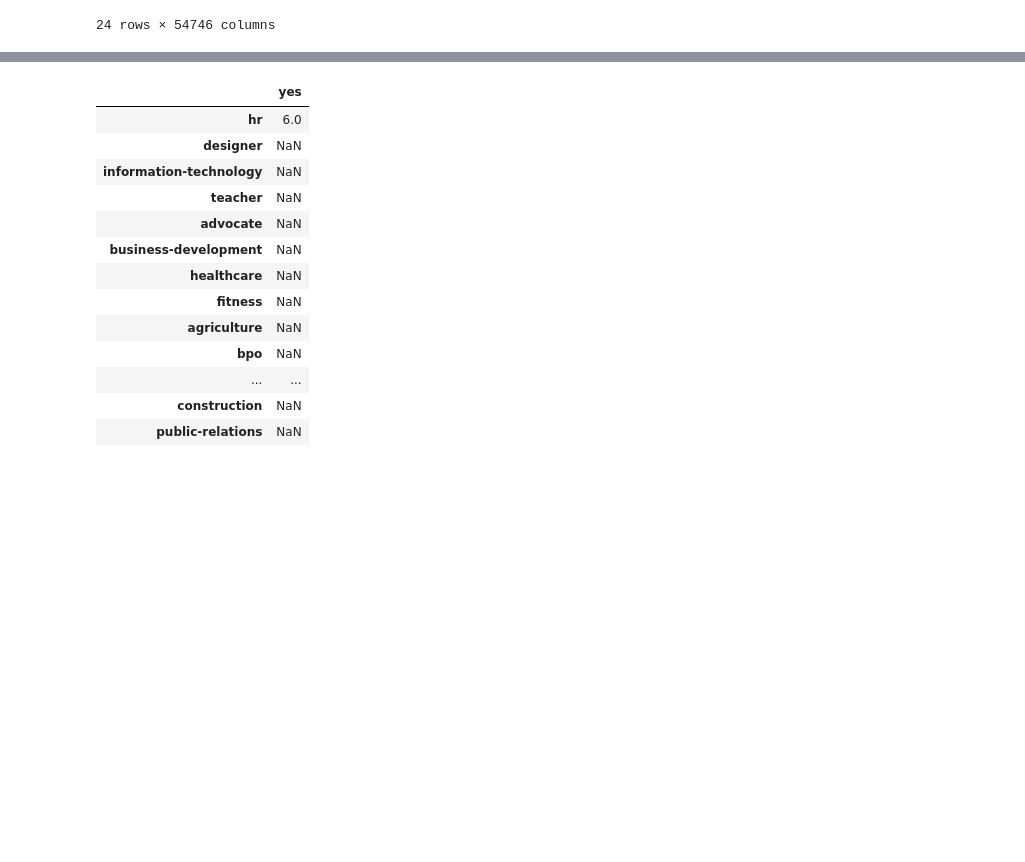
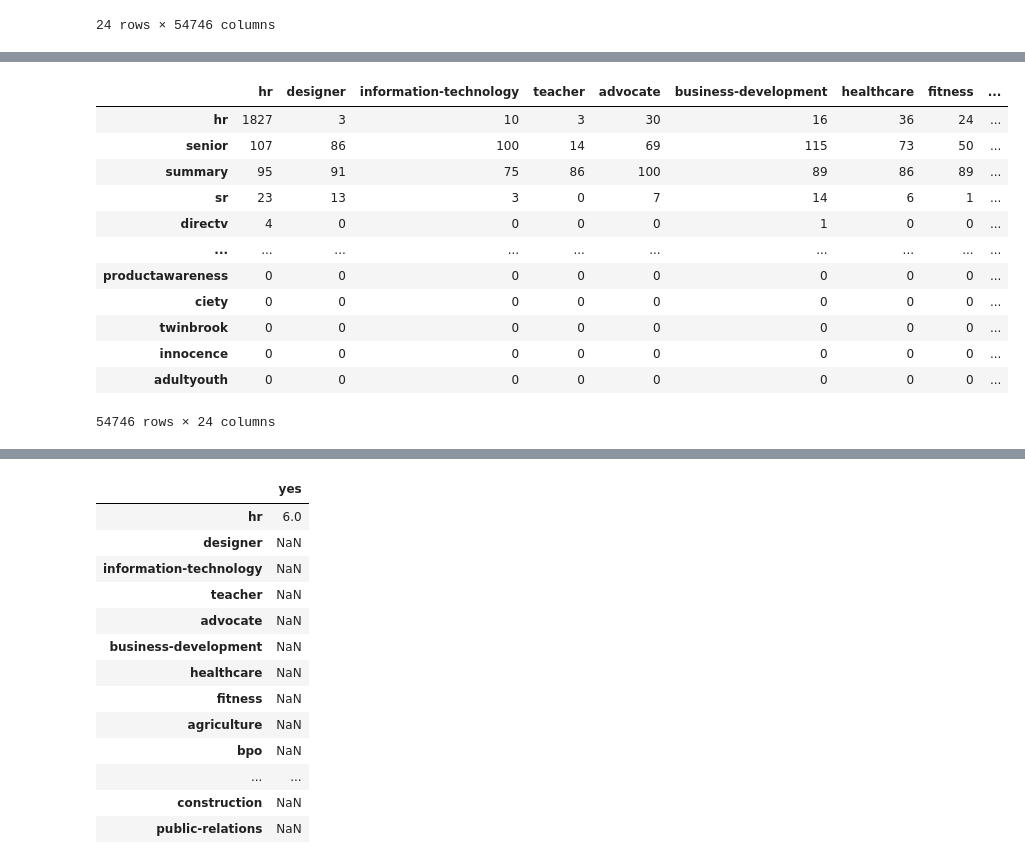
Before and after one commit to HebaAliNassif/AI_Powered_Interviewer_System, a Jupyter notebook: Resume/Low Level/Preprocessing.ipynb, the cells around one changed output, grey strips where cells are left out. Cells and saved outputs as stored; diff of their text form; code cells hidden in the pictures; blank space fills up the shorter version.

```diff
--- a/Resume/Low Level/Preprocessing.ipynb
+++ b/Resume/Low Level/Preprocessing.ipynb
@@ -344,3 +344,6 @@ TF_cat
 | arts | 30 | 31 | 75 | 1 | 0 | 100 | 18 | 43 | 3 | 50 | ... |
 | aviation | 6 | 63 | 97 | 1 | 0 | 61 | 8 | 49 | 4 | 71 | ... |
 24 rows × 54746 columns
+# %%
+TF_final_df = TF_cat.T
+TF_final_df.head(10)
@@ -346,0 +382,17 @@ TF_cat
+# %%
+TF_Normalized = TF_final_df.copy()
+TF_Normalized
+# %% [output]
+|  | hr | designer | information-technology | teacher | advocate | business-development | healthcare | fitness | ... |
+| hr | 1827 | 3 | 10 | 3 | 30 | 16 | 36 | 24 | ... |
+| senior | 107 | 86 | 100 | 14 | 69 | 115 | 73 | 50 | ... |
+| summary | 95 | 91 | 75 | 86 | 100 | 89 | 86 | 89 | ... |
+| sr | 23 | 13 | 3 | 0 | 7 | 14 | 6 | 1 | ... |
+| directv | 4 | 0 | 0 | 0 | 0 | 1 | 0 | 0 | ... |
+| ... | ... | ... | ... | ... | ... | ... | ... | ... | ... |
+| productawareness | 0 | 0 | 0 | 0 | 0 | 0 | 0 | 0 | ... |
+| ciety | 0 | 0 | 0 | 0 | 0 | 0 | 0 | 0 | ... |
+| twinbrook | 0 | 0 | 0 | 0 | 0 | 0 | 0 | 0 | ... |
+| innocence | 0 | 0 | 0 | 0 | 0 | 0 | 0 | 0 | ... |
+| adultyouth | 0 | 0 | 0 | 0 | 0 | 0 | 0 | 0 | ... |
+54746 rows × 24 columns
```
Also changed, not shown: parts of 5 cells of this notebook, 1 other file.
